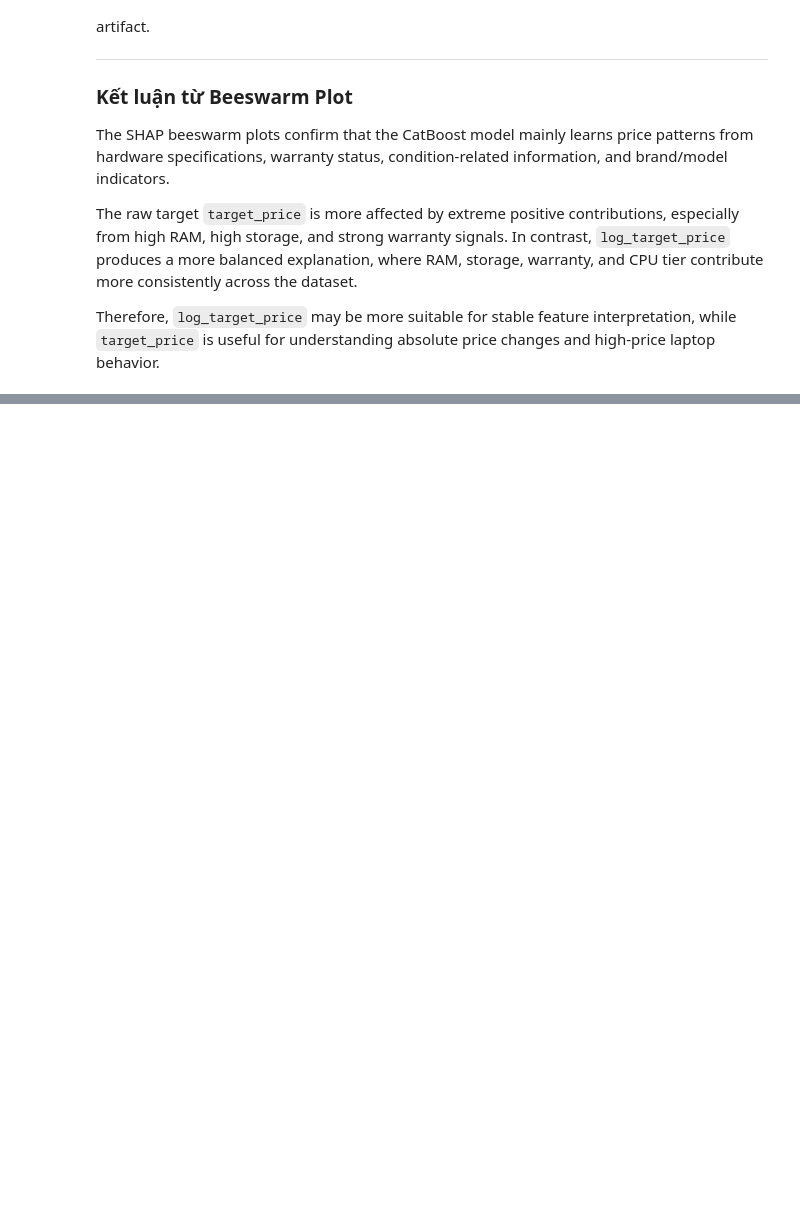
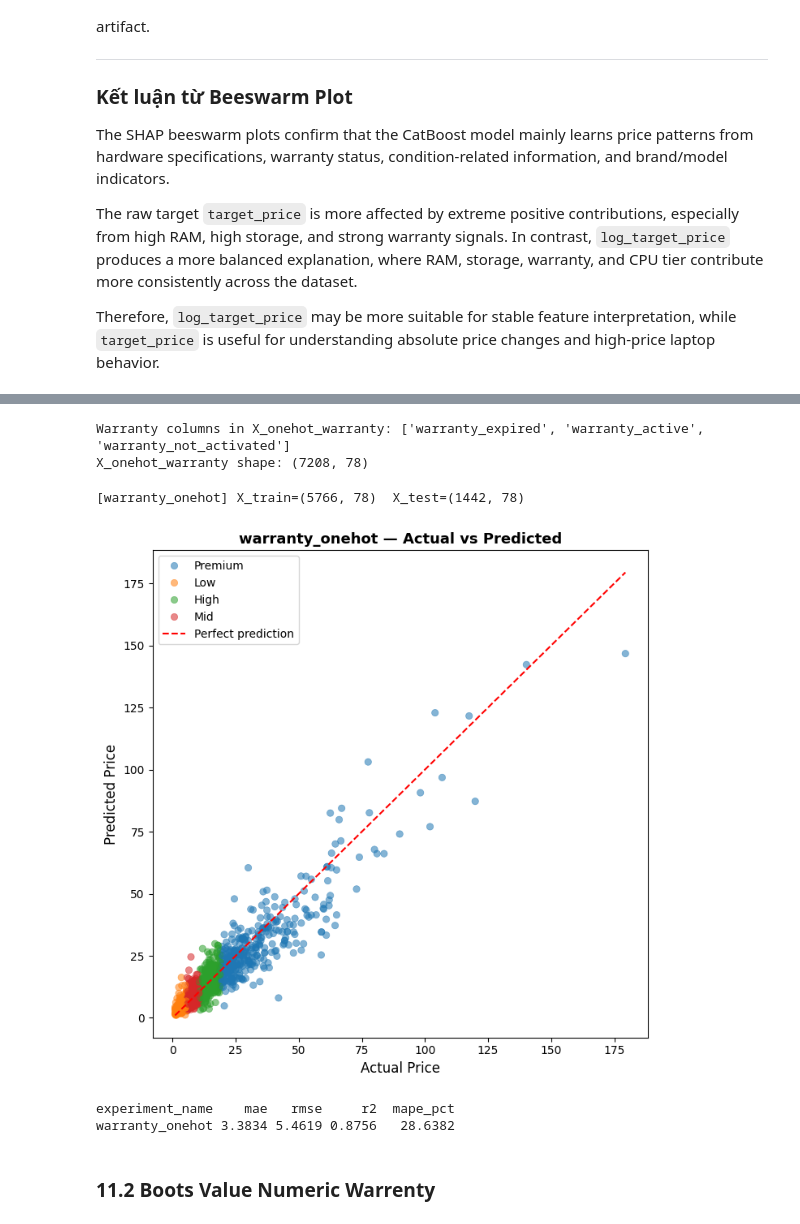
Before and after one commit to thisYui/Laptop-Price-Prediction, a Jupyter notebook: notebooks/modeling/11_feature_selection_and_ablation.ipynb, the cells around one changed output, grey strips where cells are left out. Cells and saved outputs as stored; diff of their text form; code cells hidden in the pictures; blank space fills up the shorter version.

```diff
--- a/notebooks/modeling/11_feature_selection_and_ablation.ipynb
+++ b/notebooks/modeling/11_feature_selection_and_ablation.ipynb
@@ -2087,0 +1987,47 @@ TODO:
+# %%
+# ── Tạo X với one-hot warranty ─────────────────────────────
+WARRANTY_COL = "warranty_encoded"
+
+df_w = df.copy().reset_index(drop=True)
+df_w[WARRANTY_COL] = pd.to_numeric(df_w[WARRANTY_COL], errors="coerce")
+
+# Validate: chỉ 3 giá trị hợp lệ
+assert df_w[WARRANTY_COL].isin([0, 1, 2]).all(), "Unexpected warranty values"
+
+df_w["warranty_expired"]       = (df_w[WARRANTY_COL] == 0).astype(int)
+df_w["warranty_active"]        = (df_w[WARRANTY_COL] == 1).astype(int)
+df_w["warranty_not_activated"] = (df_w[WARRANTY_COL] == 2).astype(int)
+df_w = df_w.drop(columns=[WARRANTY_COL])
+
+X_onehot_warranty = (
+    df_w.drop(columns=EXCLUDE_COLS, errors="ignore")
+        .select_dtypes(include=[np.number])
+        .copy()
+)
+
+# Kiểm tra warranty columns thay đổi đúng
+assert WARRANTY_COL not in X_onehot_warranty.columns, "Original warranty column still present!"
+new_w_cols = [c for c in X_onehot_warranty.columns if "warranty" in c]
+print("Warranty columns in X_onehot_warranty:", new_w_cols)
+print("X_onehot_warranty shape:", X_onehot_warranty.shape)
+# %% [output]
+Warranty columns in X_onehot_warranty: ['warranty_expired', 'warranty_active', 'warranty_not_activated']
+X_onehot_warranty shape: (7208, 78)
+# %%
+result_onehot_w, metrics_onehot_w = run_experiment(
+    X=X_onehot_warranty,
+    y_log=y_log,
+    y_price=y_price,
+    train_idx=train_idx,
+    test_idx=test_idx,
+    seg_test=seg_test,
+    experiment_name="warranty_onehot",
+    plot=True,
+)
+# %% [output]
+[warranty_onehot] X_train=(5766, 78)  X_test=(1442, 78)
+[figure, added]
+experiment_name    mae   rmse     r2  mape_pct
+warranty_onehot 3.3834 5.4619 0.8756   28.6382
+# %% [markdown]
+### 11.2 Boots Value Numeric Warrenty
```
Also changed, not shown: parts of 39 cells of this notebook, 3 other files.
